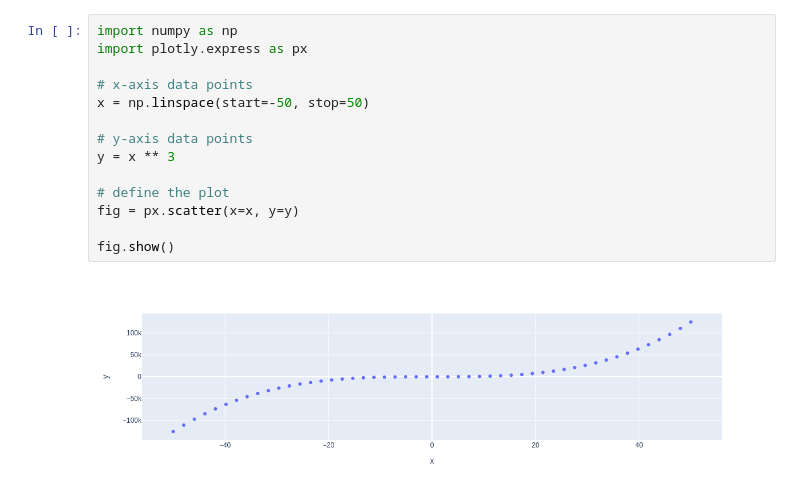
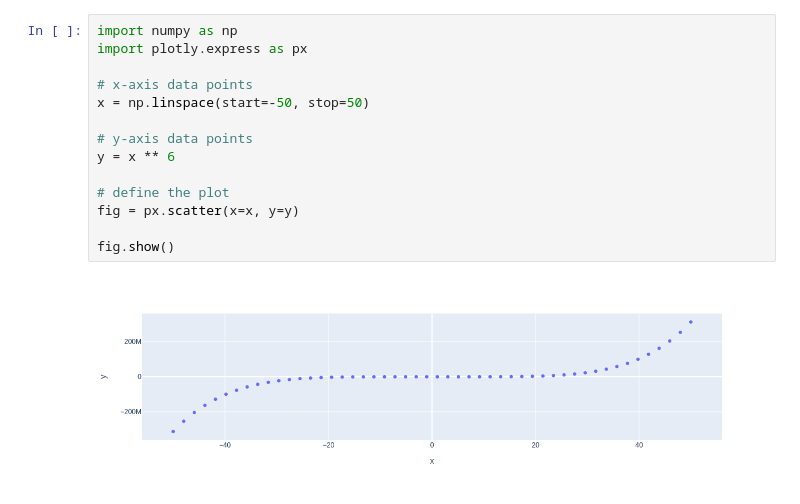
Before and after one commit to davidszegedi/my-notebooks-repo, a Jupyter notebook: experiment1.ipynb, the cells around one changed output. Cells and saved outputs as stored; diff of their text form.

```diff
--- a/experiment1.ipynb
+++ b/experiment1.ipynb
@@ -1,16 +1,16 @@
 # %%
 import numpy as np
 import plotly.express as px
 
 # x-axis data points
 x = np.linspace(start=-50, stop=50)
 
 # y-axis data points
-y = x ** 3
+y = x ** 6
 
 # define the plot
 fig = px.scatter(x=x, y=y)
 
 fig.show()
 # %% [output]
-[figure, old version]
+[figure, new version]
```
